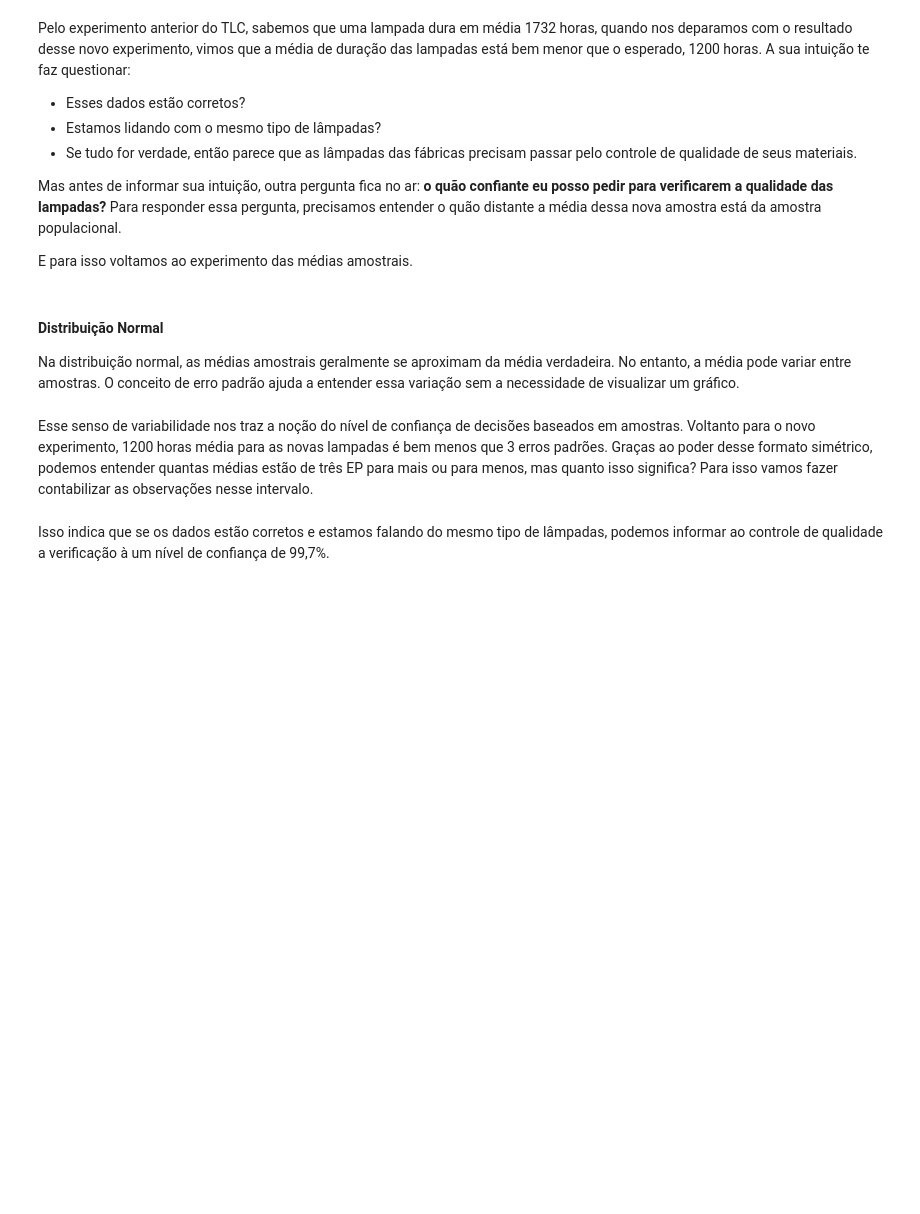
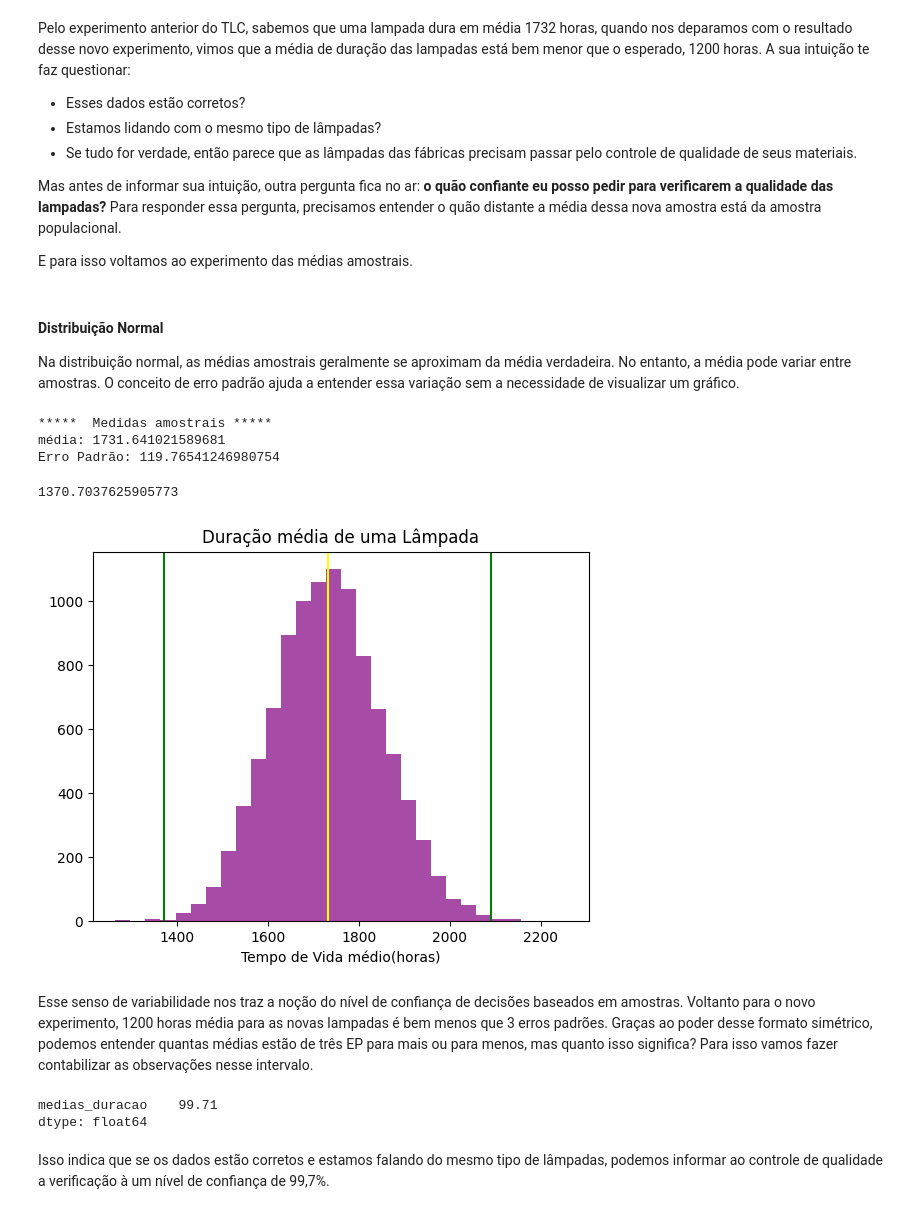
Before and after one commit to fernandowolff/datascience-course-2, a Jupyter notebook: ds_testing_hipotesis/Data_Science_Testes_com_Data_Science.ipynb, the cells around one changed output. Drawn from its saved outputs; the diff is of its cells as text; code cells hidden in the pictures; blank space fills up the shorter version.

Commit message:
intervalo de confiança

```diff
--- a/ds_testing_hipotesis/Data_Science_Testes_com_Data_Science.ipynb
+++ b/ds_testing_hipotesis/Data_Science_Testes_com_Data_Science.ipynb
@@ -174,15 +216,22 @@ E para isso voltamos ao experimento das médias amostrais.
 
 Na distribuição normal, as médias amostrais geralmente se aproximam da média verdadeira. No entanto, a média pode variar entre amostras. O conceito de erro padrão ajuda a entender essa variação sem a necessidade de visualizar um gráfico.
 # %%
-# transformando medias_duração em DataFrame
-duracao_amostras = pd.DataFrame({'medias_duracao': medias_duracao})
+# transformando media_duração em DataFrame
+duracao_amostras = pd.DataFrame({'medias_duracao': media_duracao})
 # %%
 # calculando informações
-media_das_medias =
-EP =
+media_das_medias =duracao_amostras['medias_duracao'].mean()
+EP = duracao_amostras['medias_duracao'].std()
 
 print("*****  Medidas amostrais *****")
 print("média:", media_das_medias )
 print("Erro Padrão:", EP )
+# %% [output]
+*****  Medidas amostrais *****
+média: 1731.641021589681
+Erro Padrão: 119.76541246980754
 # %%
 # Quantos erros?
+1730 - 3*EP
+# %% [output]
+1370.7037625905773
@@ -191,3 +238,15 @@ print("Erro Padrão:", EP )
+# %%
+# Visualizando a quantidade de amostras entre 3EP +- da média.
+plt.hist(duracao_amostras['medias_duracao'], bins=30, alpha=0.7, color='purple')
+plt.title('Duração média de uma Lâmpada')
+plt.xlabel('Tempo de Vida médio(horas)')
+plt.axvline(media_das_medias, color = "yellow")
+plt.axvline(media_das_medias + 3*EP, color = "green")
+plt.axvline(media_das_medias - 3*EP, color = "green")
+plt.annotate(".", xy=(media_nova_amostra, 0), xytext=(media_nova_amostra, 100), fontsize=8, arrowprops=dict(facecolor='green'))
+plt.show()
+# %% [output]
+[figure, added]
 # %% [markdown]
 Esse senso de variabilidade nos traz a noção do nível de confiança de decisões baseados em amostras. Voltanto para o novo experimento, 1200 horas média para as novas lampadas é bem menos que 3 erros padrões. Graças ao poder desse formato simétrico, podemos entender quantas médias estão de três EP para mais ou para menos, mas quanto isso significa?
 Para isso vamos fazer contabilizar as observações nesse intervalo.
@@ -196,5 +256,9 @@ Para isso vamos fazer contabilizar as observações nesse intervalo.
 # %%
 # quanto isso representa?
+(amostras_dentro_do_intervalo.count() / duracao_amostras.count()) * 100
+# %% [output]
+medias_duracao    99.71
+dtype: float64
 # %% [markdown]
  Isso indica que se os dados estão corretos e estamos falando do mesmo tipo de lâmpadas, podemos informar ao controle de qualidade a verificação à um nível de confiança de 99,7%.
 # %% [markdown]
```
Also changed, not shown: parts of 17 cells of this notebook.
